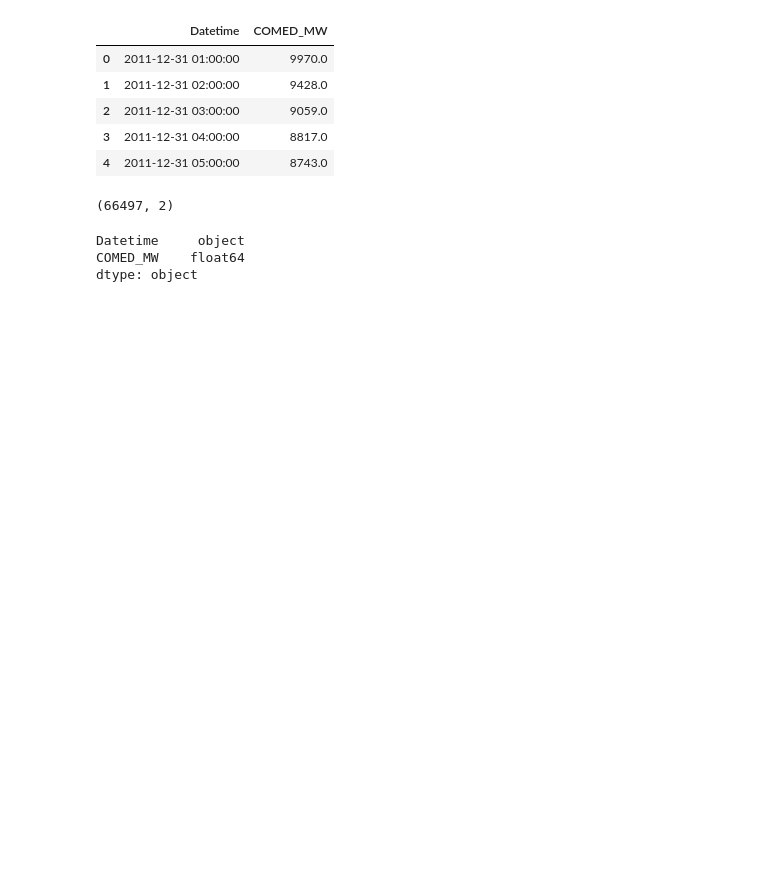
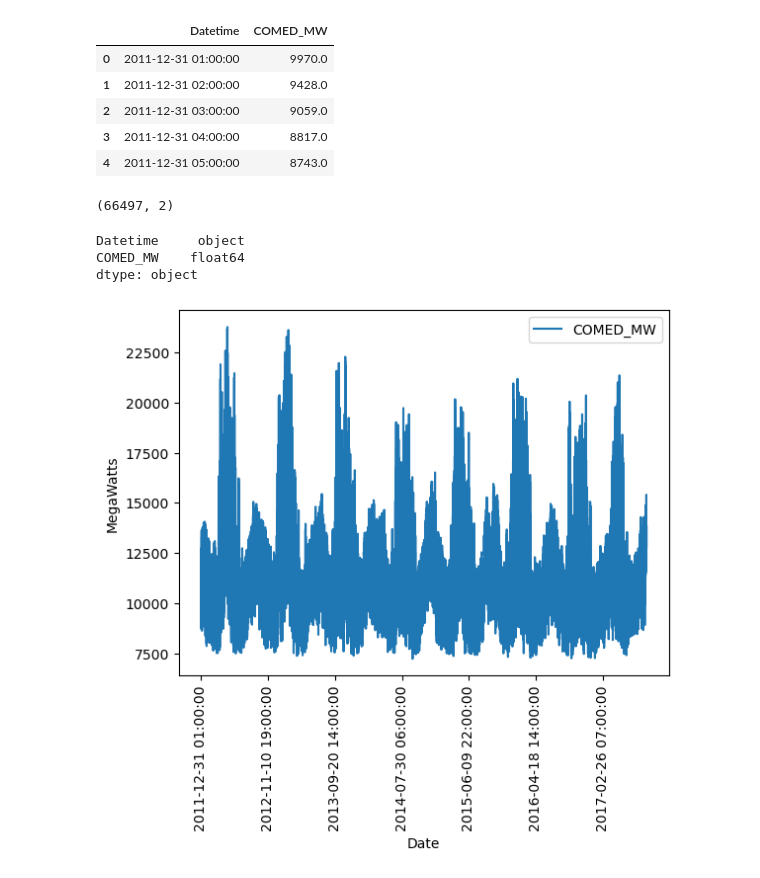
Before and after one commit to mariabaladuggimpudi/ml-practice, a Jupyter notebook: time_series/time_series_exploration.ipynb, the cells around one changed output. Saved outputs shown, nothing was run; the diff lists cells and outputs as text; code cells hidden in the pictures; blank space fills up the shorter version.

Commit message:
Visualized the time series

```diff
--- a/time_series/time_series_exploration.ipynb
+++ b/time_series/time_series_exploration.ipynb
@@ -12,6 +15,8 @@ df_comed.head()
 | 2 | 2011-12-31 03:00:00 | 9059.0 |
 | 3 | 2011-12-31 04:00:00 | 8817.0 |
 | 4 | 2011-12-31 05:00:00 | 8743.0 |
+# %%
+df_comed = df_comed.reset_index(drop=True)
 # %%
 df_comed.shape
 # %% [output]
@@ -24,0 +43,8 @@ dtype: object
+# %%
+df_comed.plot(x='Datetime', y='COMED_MW')
+plt.xticks(rotation=90)
+plt.xlabel('Date')
+plt.ylabel('MegaWatts')
+plt.show()
+# %% [output]
+[figure, added]
```
Also changed, not shown: parts of 4 cells of this notebook.
